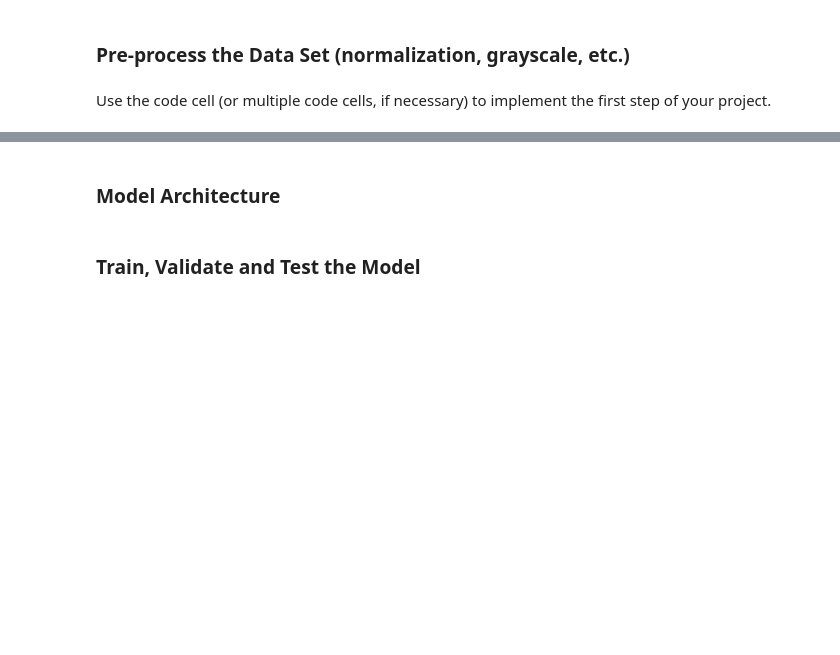
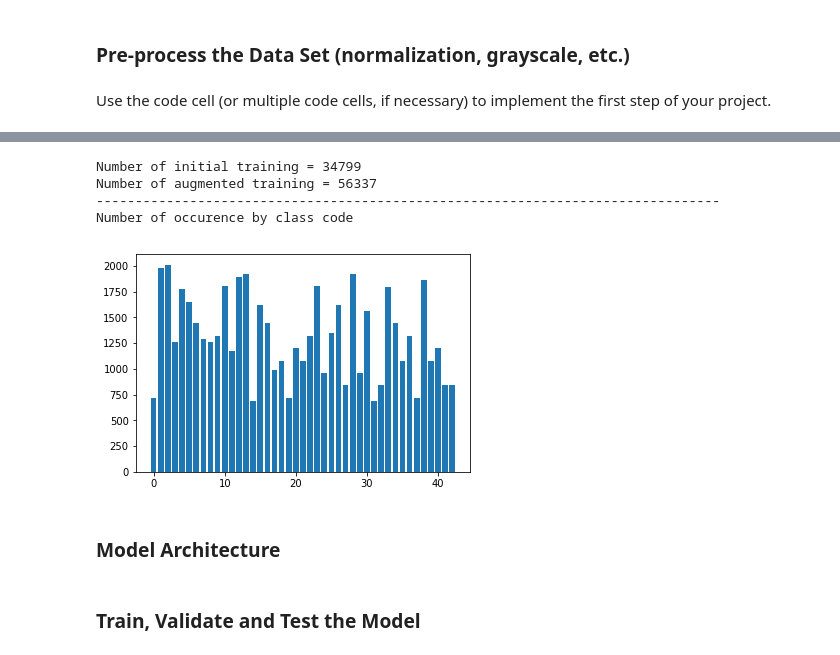
Before and after one commit to gderoo/self_driving_car, a Jupyter notebook: Project 2 - Traffic Sign Classifier/Traffic_Sign_Classifier.ipynb, the cells around one changed output, grey strips where cells are left out. Cells and saved outputs as stored; diff of their text form; code cells hidden in the pictures; blank space fills up the shorter version.

```diff
--- a/Project 2 - Traffic Sign Classifier/Traffic_Sign_Classifier.ipynb
+++ b/Project 2 - Traffic Sign Classifier/Traffic_Sign_Classifier.ipynb
@@ -205,0 +236,25 @@ def img_hist_rgb(x):
+# %%
+# We also rebalance the classes by adding images slightly rotated
+import scipy.ndimage
+
+angles = [-5, 5, -10, 10]
+
+new_features = []
+new_labels = []
+
+for i in range(n_classes):
+    input_ratio = min(int(max_per_class / nb_per_class[i]) - 1, len(angles) - 1)
+    if input_ratio <= 1:
+        continue
+
+    mask = np.where(y_train == i)
+
+    for j in range(min(input_ratio,len(angles))):
+        for feature in X_train[mask]:
+            new_features.append(scipy.ndimage.rotate(feature, angles[j],
+                                                     mode="nearest",
+                                                     reshape=False))
+            new_labels.append(i)
+
+X_train_augm = np.append(X_train, new_features, axis=0)
+y_train_augm = np.append(y_train, new_labels, axis=0)
@@ -206,3 +287,20 @@ def img_hist_rgb(x):
+# %%
+print("Number of initial training =", X_train.shape[0])
+print("Number of augmented training =", X_train_augm.shape[0])
+print("-"*80)
+print("Number of occurence by class code")
+
+figsize=(15,15)
+nb_per_class_augm = np.bincount(y_train_augm)
+max_per_class_augm = np.max(nb_per_class_augm)
+plt.bar(range(n_classes), nb_per_class_augm)
+plt.show()
+# %% [output]
+Number of initial training = 34799
+Number of augmented training = 56337
+--------------------------------------------------------------------------------
+Number of occurence by class code
+[figure, added]
 # %%
 # We apply the functions later in the code
 # %% [markdown]
```
Also changed, not shown: parts of 24 cells of this notebook, 8 other files.
